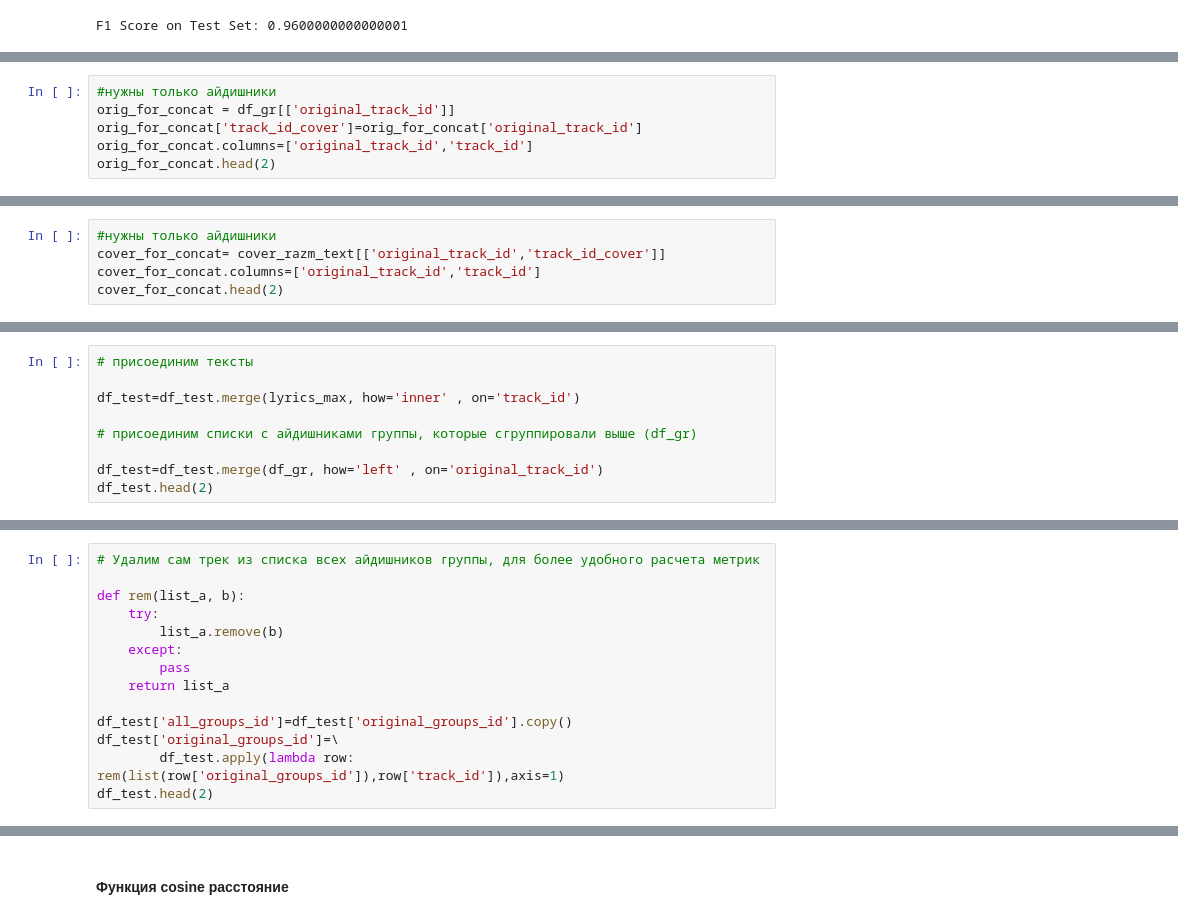
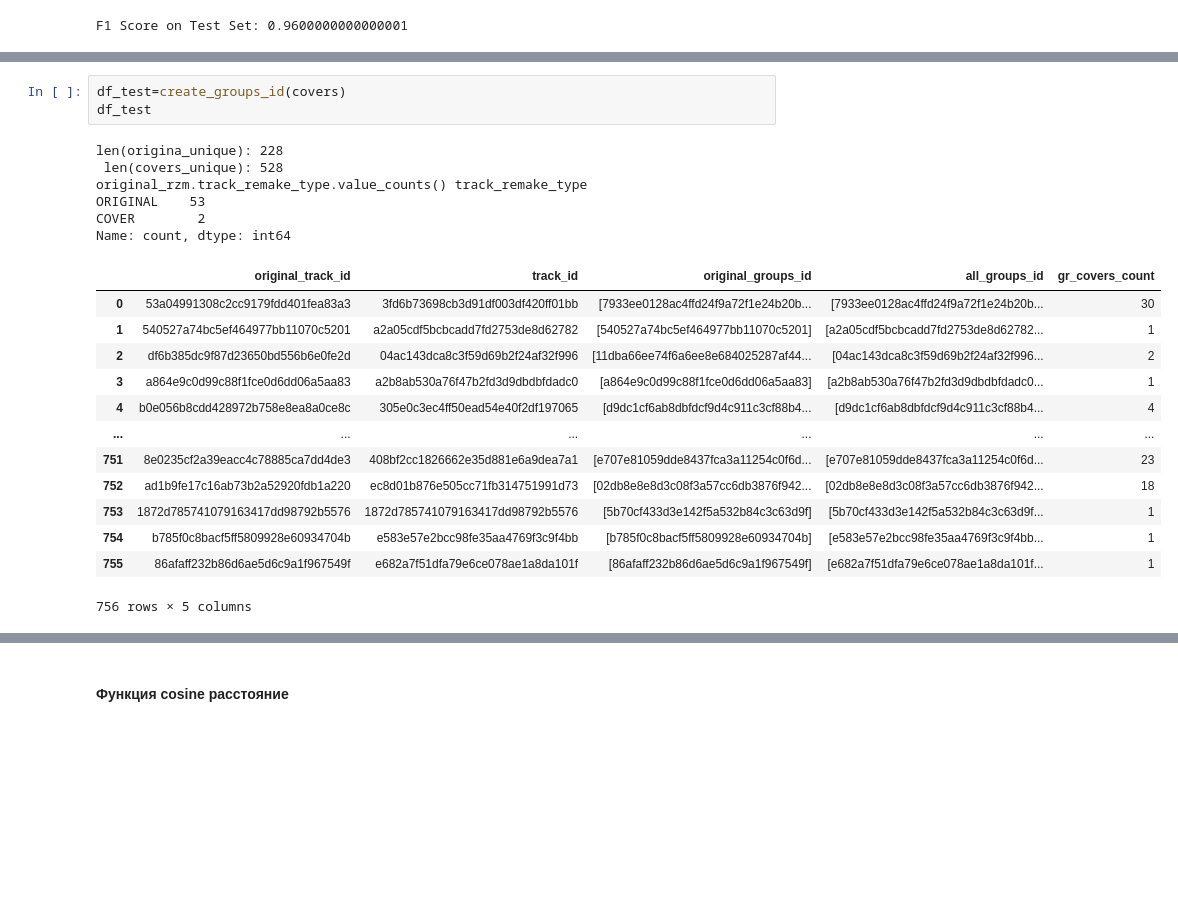
Before and after one commit to EkaterinaIII/Y_Music_NLP, a Jupyter notebook: y_music.ipynb, the cells around one changed output, grey strips where cells are left out. Drawn from its saved outputs; the diff is of its cells as text; blank space fills up the shorter version.

```diff
--- a/y_music.ipynb
+++ b/y_music.ipynb
@@ -1377,6 +1273,0 @@ df_gr.head(2)
-# %%
-#нужны только айдишники
-orig_for_concat = df_gr[['original_track_id']]
-orig_for_concat['track_id_cover']=orig_for_concat['original_track_id']
-orig_for_concat.columns=['original_track_id','track_id']
-orig_for_concat.head(2)
@@ -1387,5 +1273,0 @@ orig_for_concat.head(2)
-# %%
-#нужны только айдишники
-cover_for_concat= cover_razm_text[['original_track_id','track_id_cover']]
-cover_for_concat.columns=['original_track_id','track_id']
-cover_for_concat.head(2)
@@ -1405,9 +1273,0 @@ df_test.head(2)
-# %%
-# присоединим тексты
-
-df_test=df_test.merge(lyrics_max, how='inner' , on='track_id')
-
-# присоединим списки с айдишниками группы, которые сгруппировали выше (df_gr)
-
-df_test=df_test.merge(df_gr, how='left' , on='original_track_id')
-df_test.head(2)
@@ -1418,14 +1273,0 @@ df_test.head(2)
-# %%
-# Удалим сам трек из списка всех айдишников группы, для более удобного расчета метрик
-
-def rem(list_a, b):
-    try:
-        list_a.remove(b)
-    except:
-        pass
-    return list_a
-
-df_test['all_groups_id']=df_test['original_groups_id'].copy()
-df_test['original_groups_id']=\
-        df_test.apply(lambda row: rem(list(row['original_groups_id']),row['track_id']),axis=1)
-df_test.head(2)
@@ -1443,0 +1467,23 @@ df_test.head(2)
+# %%
+df_test=create_groups_id(covers)
+df_test
+# %% [output]
+len(origina_unique): 228
+ len(covers_unique): 528
+original_rzm.track_remake_type.value_counts() track_remake_type
+ORIGINAL    53
+COVER        2
+Name: count, dtype: int64
+|  | original_track_id | track_id | original_groups_id | all_groups_id | gr_covers_count |
+| 0 | 53a04991308c2cc9179fdd401fea83a3 | 3fd6b73698cb3d91df003df420ff01bb | [7933ee0128ac4ffd24f9a72f1e24b20b... | [7933ee0128ac4ffd24f9a72f1e24b20b... | 30 |
+| 1 | 540527a74bc5ef464977bb11070c5201 | a2a05cdf5bcbcadd7fd2753de8d62782 | [540527a74bc5ef464977bb11070c5201] | [a2a05cdf5bcbcadd7fd2753de8d62782... | 1 |
+| 2 | df6b385dc9f87d23650bd556b6e0fe2d | 04ac143dca8c3f59d69b2f24af32f996 | [11dba66ee74f6a6ee8e684025287af44... | [04ac143dca8c3f59d69b2f24af32f996... | 2 |
+| 3 | a864e9c0d99c88f1fce0d6dd06a5aa83 | a2b8ab530a76f47b2fd3d9dbdbfdadc0 | [a864e9c0d99c88f1fce0d6dd06a5aa83] | [a2b8ab530a76f47b2fd3d9dbdbfdadc0... | 1 |
+| 4 | b0e056b8cdd428972b758e8ea8a0ce8c | 305e0c3ec4ff50ead54e40f2df197065 | [d9dc1cf6ab8dbfdcf9d4c911c3cf88b4... | [d9dc1cf6ab8dbfdcf9d4c911c3cf88b4... | 4 |
+| ... | ... | ... | ... | ... | ... |
+| 751 | 8e0235cf2a39eacc4c78885ca7dd4de3 | 408bf2cc1826662e35d881e6a9dea7a1 | [e707e81059dde8437fca3a11254c0f6d... | [e707e81059dde8437fca3a11254c0f6d... | 23 |
+| 752 | ad1b9fe17c16ab73b2a52920fdb1a220 | ec8d01b876e505cc71fb314751991d73 | [02db8e8e8d3c08f3a57cc6db3876f942... | [02db8e8e8d3c08f3a57cc6db3876f942... | 18 |
+| 753 | 1872d785741079163417dd98792b5576 | 1872d785741079163417dd98792b5576 | [5b70cf433d3e142f5a532b84c3c63d9f] | [5b70cf433d3e142f5a532b84c3c63d9f... | 1 |
+| 754 | b785f0c8bacf5ff5809928e60934704b | e583e57e2bcc98fe35aa4769f3c9f4bb | [b785f0c8bacf5ff5809928e60934704b] | [e583e57e2bcc98fe35aa4769f3c9f4bb... | 1 |
+| 755 | 86afaff232b86d6ae5d6c9a1f967549f | e682a7f51dfa79e6ce078ae1a8da101f | [86afaff232b86d6ae5d6c9a1f967549f] | [e682a7f51dfa79e6ce078ae1a8da101f... | 1 |
+756 rows × 5 columns
```
Also changed, not shown: parts of 78 cells of this notebook.
